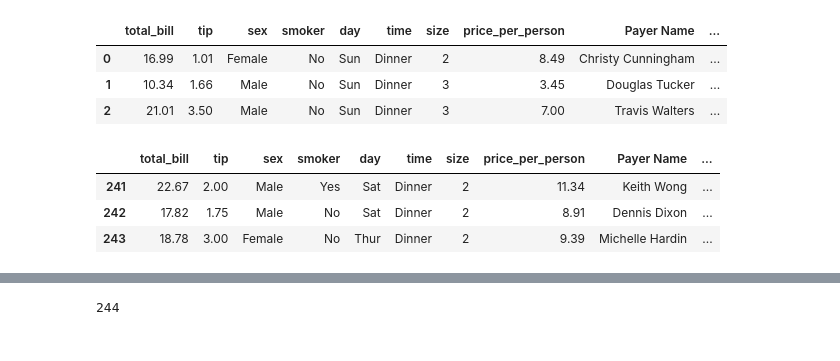
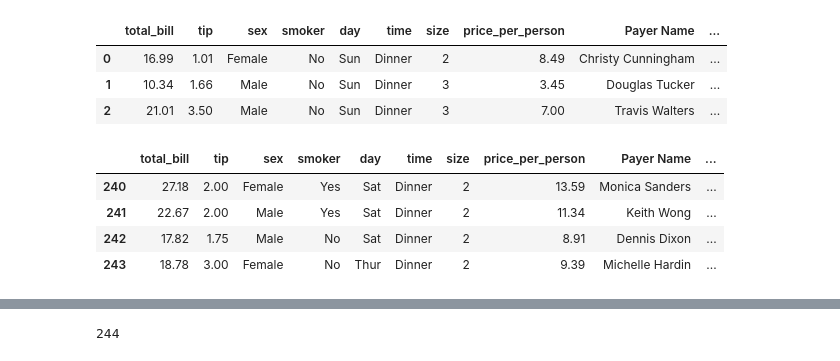
Before and after one commit to 0sirion/emptyrepo, a Jupyter notebook: 16_Dataframe_tipsbig.ipynb, the cells around one changed output, grey strips where cells are left out. Drawn from its saved outputs; the diff is of its cells as text; code cells hidden in the pictures.

```diff
--- a/16_Dataframe_tipsbig.ipynb
+++ b/16_Dataframe_tipsbig.ipynb
@@ -139,9 +141,10 @@ df.head(3)
 | 1 | 10.34 | 1.66 | Male | No | Sun | Dinner | 3 | 3.45 | Douglas Tucker | ... |
 | 2 | 21.01 | 3.50 | Male | No | Sun | Dinner | 3 | 7.00 | Travis Walters | ... |
 # %%
-df.tail(3)
+df.tail(4)
 # %% [output]
 |  | total_bill | tip | sex | smoker | day | time | size | price_per_person | Payer Name | ... |
+| 240 | 27.18 | 2.00 | Female | Yes | Sat | Dinner | 2 | 13.59 | Monica Sanders | ... |
 | 241 | 22.67 | 2.00 | Male | Yes | Sat | Dinner | 2 | 11.34 | Keith Wong | ... |
 | 242 | 17.82 | 1.75 | Male | No | Sat | Dinner | 2 | 8.91 | Dennis Dixon | ... |
 | 243 | 18.78 | 3.00 | Female | No | Thur | Dinner | 2 | 9.39 | Michelle Hardin | ... |
```
Also changed, not shown: parts of 2 cells of this notebook, 1 other file.
